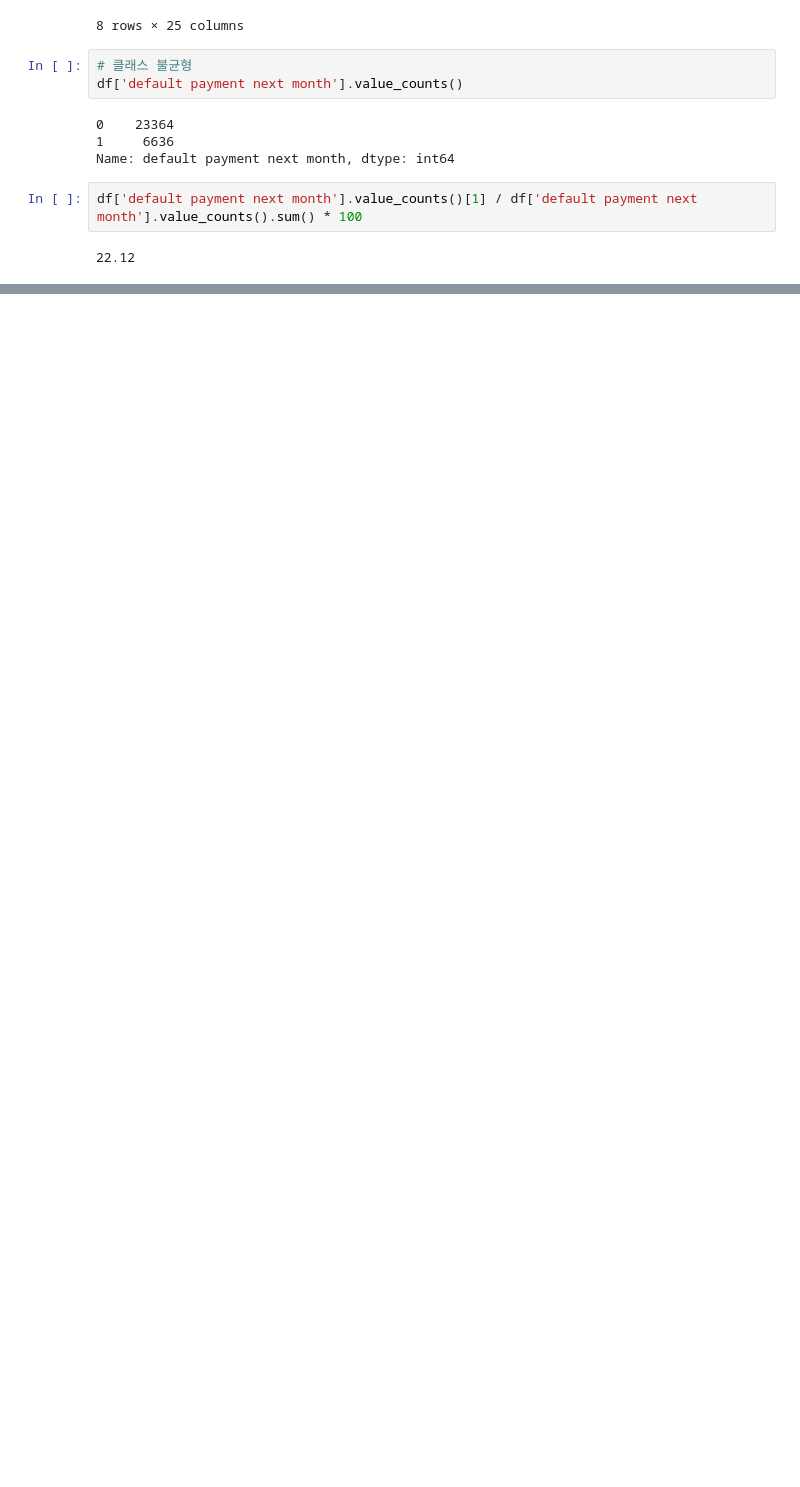
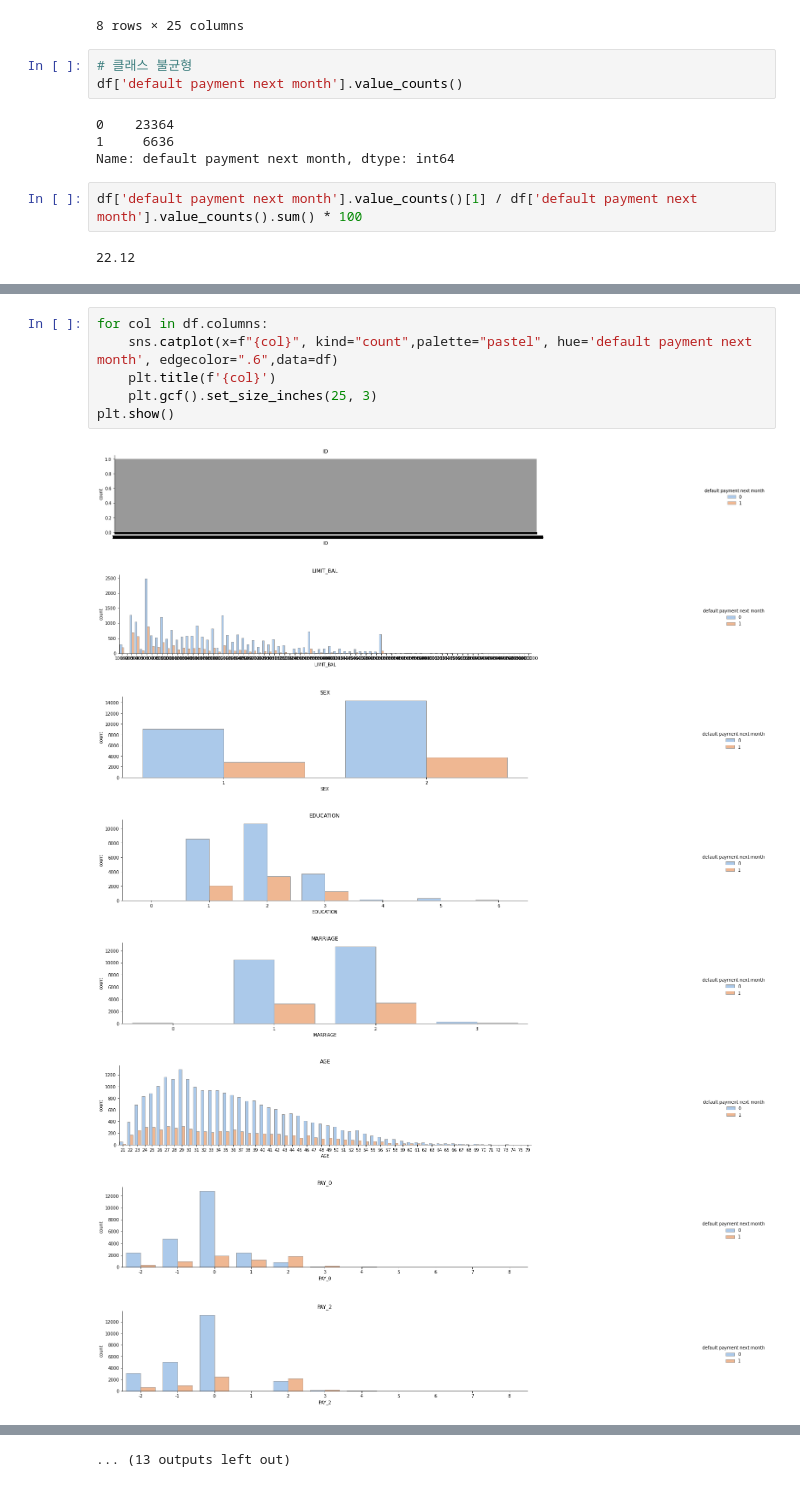
Before and after one commit to seonydg/ml-classification-credit-card-default, a Jupyter notebook: credit-card-default.ipynb, the cells around one changed output, grey strips where cells are left out. Drawn from its saved outputs; the diff is of its cells as text; blank space fills up the shorter version.

Commit message:
feat : data preprocessing

```diff
--- a/credit-card-default.ipynb
+++ b/credit-card-default.ipynb
@@ -92,0 +102,15 @@ df['default payment next month'].value_counts()[1] / df['default payment next mo
+# %%
+for col in df.columns:
+    sns.catplot(x=f"{col}", kind="count",palette="pastel", hue='default payment next month', edgecolor=".6",data=df)
+    plt.title(f'{col}')
+    plt.gcf().set_size_inches(25, 3)
+plt.show()
+# %% [output]
+[figure, added]
+[figure, added]
+[figure, added]
+[figure, added]
+[figure, added]
+[figure, added]
+[figure, added]
+[figure, added]
@@ -92,0 +121 @@ df['default payment next month'].value_counts()[1] / df['default payment next mo
+... (13 outputs left out)
```
Also changed, not shown: parts of 4 cells of this notebook.
